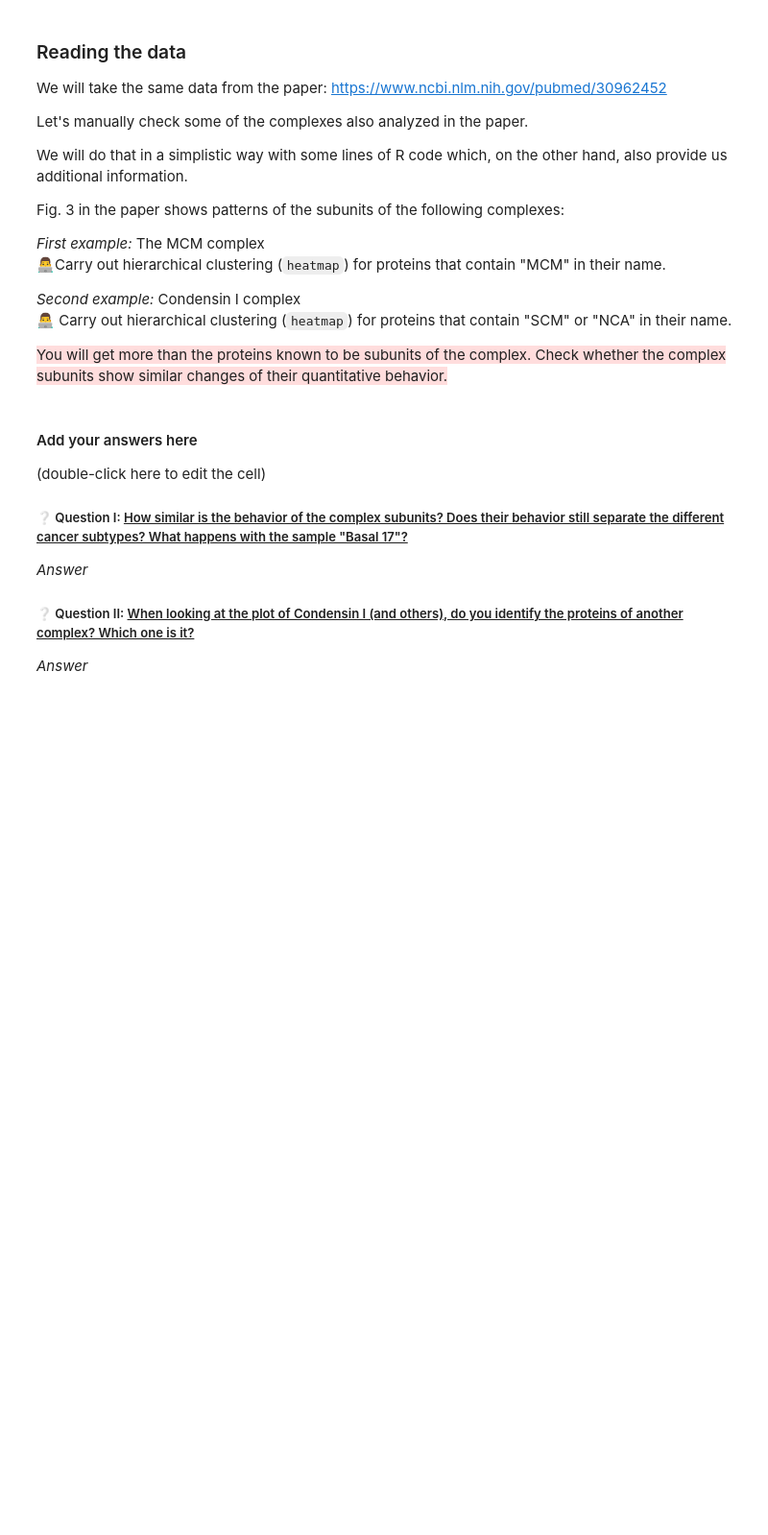
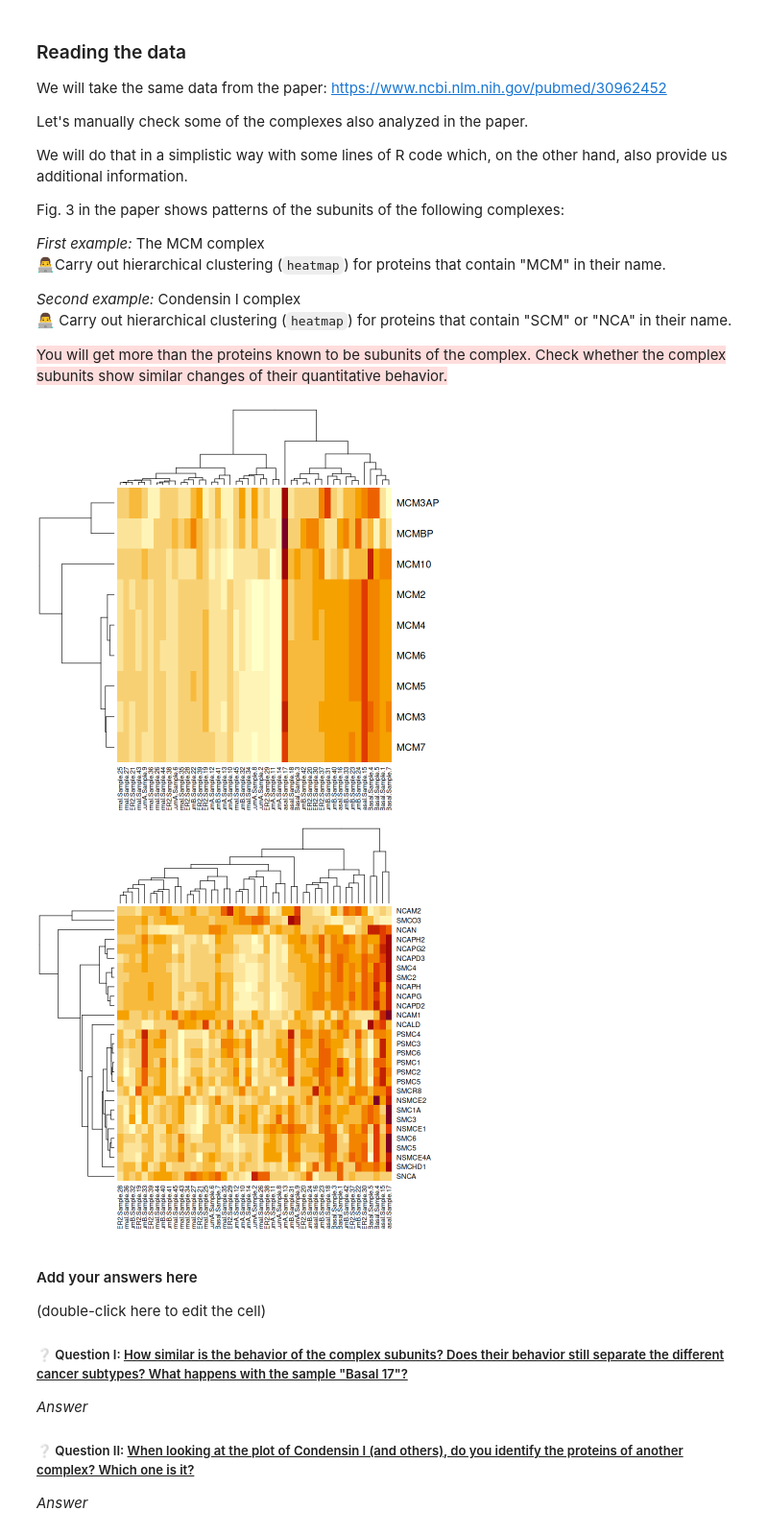
Before and after one commit to GTPB/IBIP21, a Jupyter notebook: pages/protein_complexes/Protein complexes.ipynb, the cells around one changed output. Shown: that part at 96% size. Drawn from its saved outputs; the diff is of its cells as text; code cells hidden in the pictures; blank space fills up the shorter version.

```diff
--- a/pages/protein_complexes/Protein complexes.ipynb
+++ b/pages/protein_complexes/Protein complexes.ipynb
@@ -29,13 +29,17 @@ _Second example:_ Condensin I complex
 # %%
 lQuantTable <-read.csv("resources/data/PMC6453966_VSClust_in.csv",row.names=1)
 
 # take all proteins containing "MCM" in their name
 MCMComplex <- as.matrix(lQuantTable[grep("MCM",rownames(lQuantTable)),])
 # Make a hierarchical clustering with the heatmap command here
 
 CondensinComplex <- as.matrix(lQuantTable[grep("NCA|SMC",rownames(lQuantTable)),])
 # Make a hierarchical clustering with the heatmap command here
-heatmap(...)
+heatmap(MCMComplex)
+heatmap(CondensinComplex)
+# %% [output]
+[figure, added]
+[figure, added]
 # %% [markdown]
 #### Add your answers here
 (double-click here to edit the cell)
```
Also changed, not shown: 7 other files.
